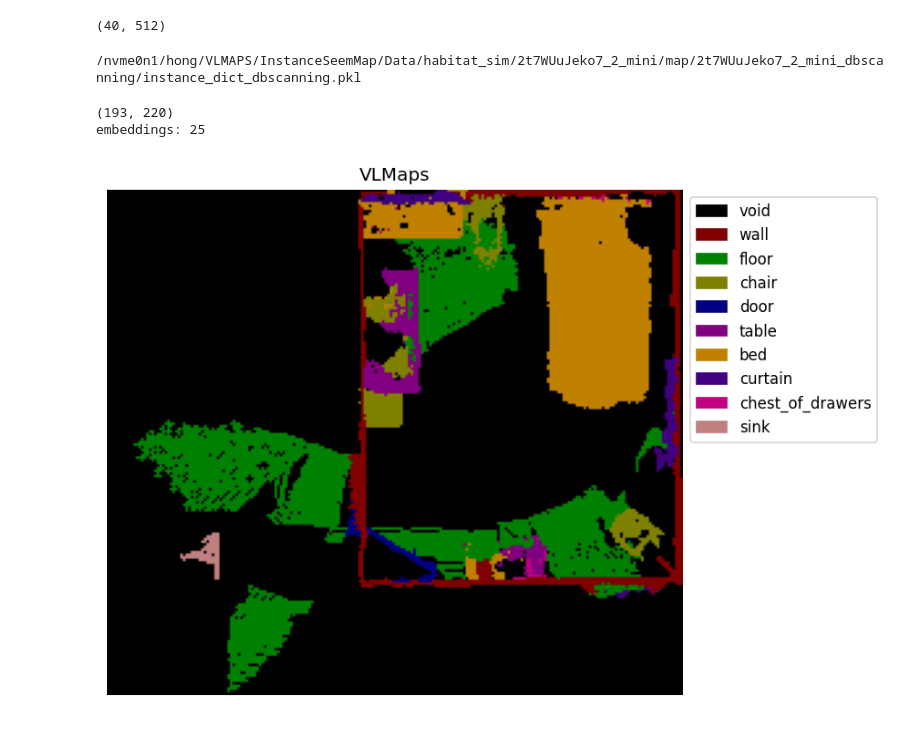
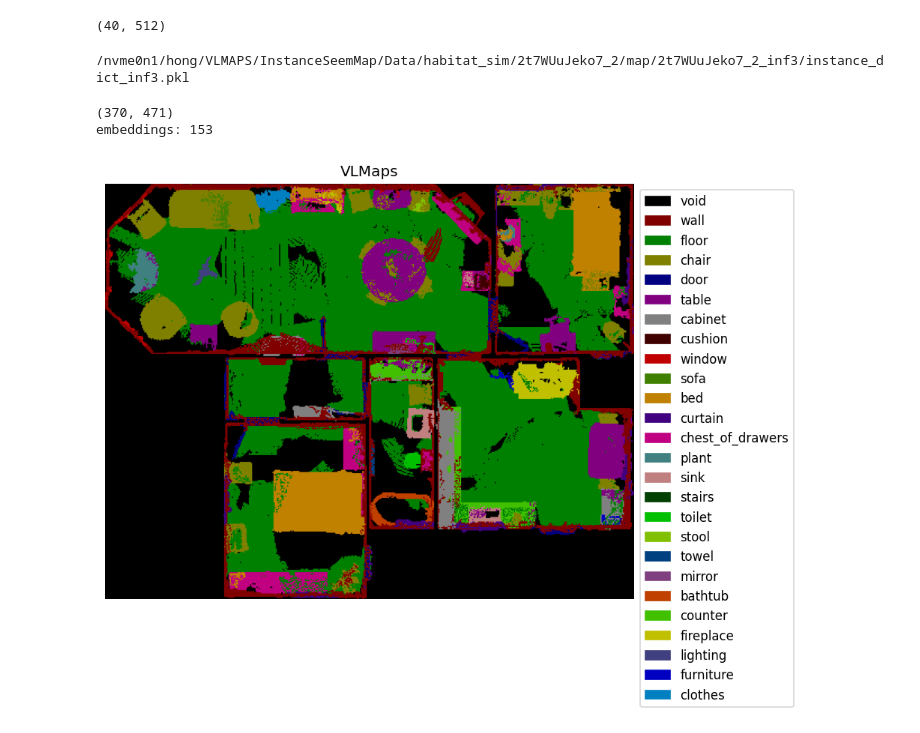
Before and after one commit to qlOoOlp/InstanceSeemMap, a Jupyter notebook: visualizer_customizedMap.ipynb, the cells around one changed output. Saved outputs shown, nothing was run; the diff lists cells and outputs as text; code cells hidden in the pictures.

```diff
--- a/visualizer_customizedMap.ipynb
+++ b/visualizer_customizedMap.ipynb
@@ -11,8 +11,8 @@ root_dir = root_dir[0]
 # %cd ..
 import os
 #data_dir = "/home/hong/capstone/vlmaps/data_custom"
-data_dir = os.path.join(root_dir, "Data/habitat_sim/", "2t7WUuJeko7_2_mini")
-version = "dbscanning2"
+data_dir = os.path.join(root_dir, "Data/habitat_sim/", "2t7WUuJeko7_2")
+version = "inf3"
 #
 #* 갖고있는 depth, rgb 이미지를 이용해 비디오로 시각화해주는 작업
 #* 단순 시각화용일 뿐이며, VLMaps 제작이나 이후 작업에 사용되지는 않음
@@ -63,7 +63,7 @@ import clip
 use_self_built_map = True # @param {type: "boolean"}
 map_save_dir = os.path.join(data_dir, "map")
 if use_self_built_map:
-    map_save_dir = os.path.join(data_dir, f"map/2t7WUuJeko7_2_mini_{version}")
+    map_save_dir = os.path.join(data_dir, f"map/2t7WUuJeko7_2_{version}")
 os.makedirs(map_save_dir, exist_ok=True)
 
 color_top_down_save_path = os.path.join(map_save_dir, f"color_top_down_{version}.npy")
@@ -71,6 +71,8 @@ grid_save_path = os.path.join(map_save_dir, f"grid_{version}.npy")
 obstacles_save_path = os.path.join(map_save_dir, f"obstacles_{version}.npy")
 weight_save_path = os.path.join(map_save_dir, f"weight_{version}.npy")
 background_grid_save_path = os.path.join(map_save_dir, f"background_grid_{version}.npy")
+category_map_save_path = os.path.join(map_save_dir, f"category_map_{version}.npy")
+instance_map_save_path = os.path.join(map_save_dir, f"instance_map_{version}.npy")
 # gt_save_path = os.path.join(map_save_dir, f"grid_lseg_gt.npy")
 print(data_dir)
 # %% [output]
@@ -233,7 +233,7 @@ with open(embeddings_path, 'rb') as f:
 
 no_map_mask = obstacles[xmin:xmax+1, ymin:ymax+1] > 0
 # %% [output]
-/nvme0n1/hong/VLMAPS/InstanceSeemMap/Data/habitat_sim/2t7WUuJeko7_2_mini/map/2t7WUuJeko7_2_mini_dbscanning/instance_dict_dbscanning.pkl
+/nvme0n1/hong/VLMAPS/InstanceSeemMap/Data/habitat_sim/2t7WUuJeko7_2/map/2t7WUuJeko7_2_inf3/instance_dict_inf3.pkl
 # %%
 no_map_mask = obstacles[xmin:xmax+1, ymin:ymax+1] > 0
 print(grid.shape)
@@ -294,41 +294,41 @@ for i in range(grid.shape[0]):
                 candidate_conf = val[0]
                 candidate_height = val[1]
                 candidate_observed = val[2]
                 # if max_conf < candidate_conf:
                 #     max_conf = candidate_conf
                 #     candidate_val = candidate
-                # if max_height > candidate_height:
-                #     max_height = candidate_height
+                if max_height > candidate_height:
+                    max_height = candidate_height
+                    candidate_val = candidate
+                # if candidate_observed > max_observed:
+                #     max_observed = candidate_observed
                 #     candidate_val = candidate
-                if candidate_observed > max_observed:
-                    max_observed = candidate_observed
-                    candidate_val = candidate
             ggrid_map[i,j] = candidate_val
 floor_mask = ggrid_map == 2
 # print("ggrid_map",ggrid_map.shape)
 new_pallete = get_new_pallete(len(query))
 mask, patches = get_new_mask_pallete(ggrid_map, new_pallete, out_label_flag=True, labels=query)
 seg = mask.convert("RGBA")
 seg = np.array(seg)
 # seg[no_map_mask] = [225, 225, 225, 255]
 # seg[floor_mask] = [225, 225, 225, 255]
 seg = Image.fromarray(seg)
 
 
 
 # ggrid_map_save_path = os.path.join(map_save_dir, f"ggrid_{mask_version}.npy")
 # np.save(ggrid_map_save_path, ggrid_map)
 
 plt.figure(figsize=(10, 6), dpi=120)
 plt.legend(handles=patches, loc='upper left', bbox_to_anchor=(1., 1), prop={'size': 10})
 plt.axis('off')
 plt.title("VLMaps")
 plt.imshow(seg)
 plt.show()
 # %% [output]
-(193, 220)
-embeddings: 25
+(370, 471)
+embeddings: 153
-[figure, old version]
+[figure, new version]
 # %%
 no_map_mask = obstacles[xmin:xmax+1, ymin:ymax+1] > 0
 print(grid.shape)
```
Also changed, not shown: parts of 12 cells of this notebook, 11 other files.
